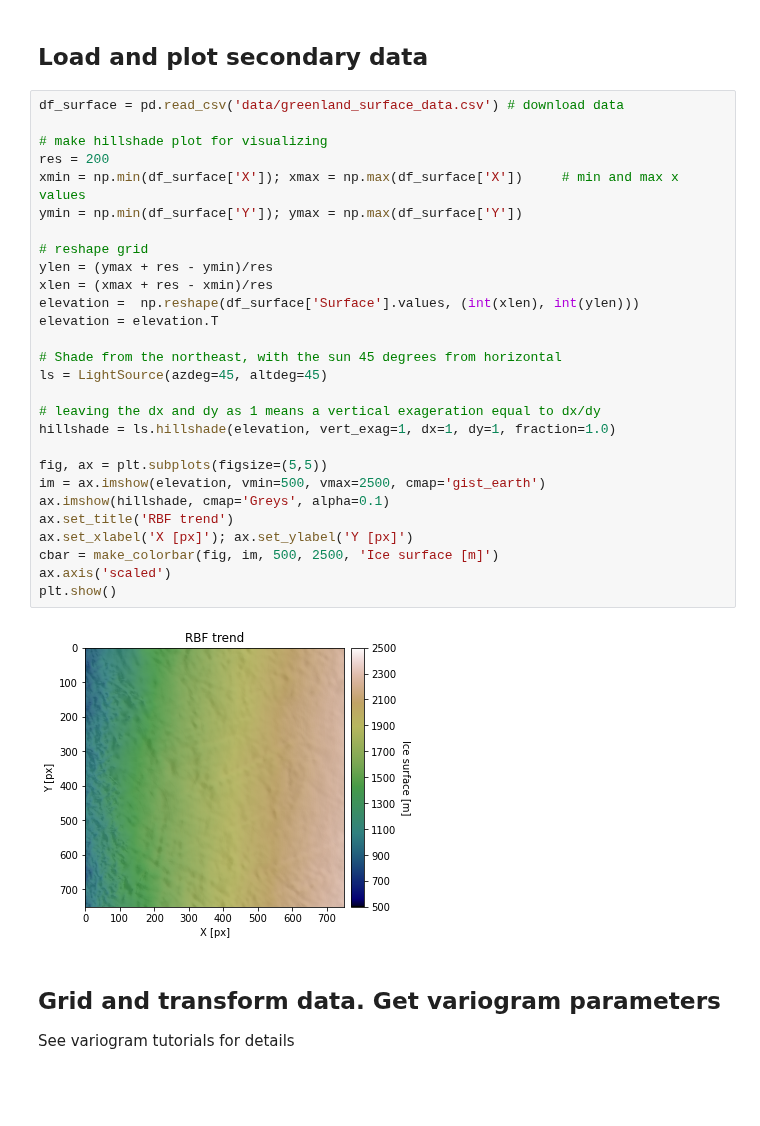
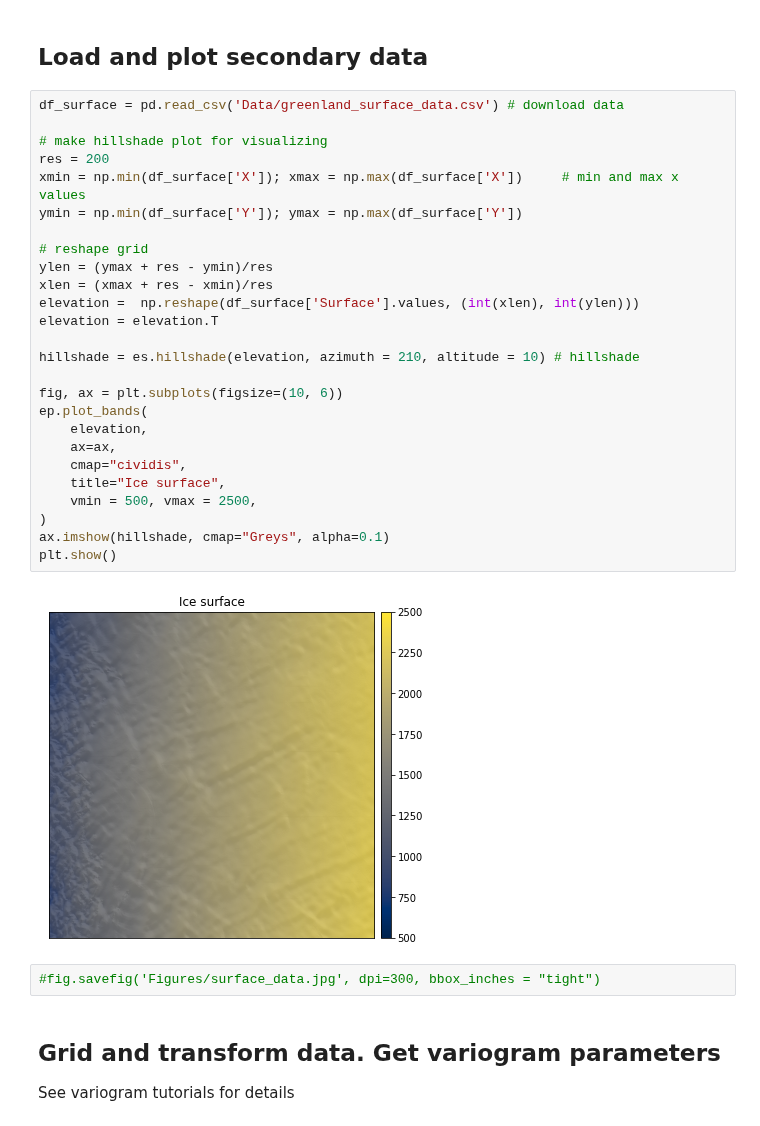
Before and after one commit to GatorGlaciology/gstatsimbook, a Jupyter notebook: _sources/9_cokriging_and_cosimulation_MM1.ipynb, the cells around one changed output. Drawn from its saved outputs; the diff is of its cells as text; blank space fills up the shorter version.

```diff
--- a/_sources/9_cokriging_and_cosimulation_MM1.ipynb
+++ b/_sources/9_cokriging_and_cosimulation_MM1.ipynb
@@ -67,35 +81,35 @@ splot2D(df=df_bed, title='Original bed data')
 # %% [markdown]
 ## Load and plot secondary data
 # %%
-df_surface = pd.read_csv('data/greenland_surface_data.csv') # download data
+df_surface = pd.read_csv('Data/greenland_surface_data.csv') # download data
 
 # make hillshade plot for visualizing
 res = 200
 xmin = np.min(df_surface['X']); xmax = np.max(df_surface['X'])     # min and max x values
 ymin = np.min(df_surface['Y']); ymax = np.max(df_surface['Y'])
 
 # reshape grid
 ylen = (ymax + res - ymin)/res
 xlen = (xmax + res - xmin)/res
 elevation =  np.reshape(df_surface['Surface'].values, (int(xlen), int(ylen)))
 elevation = elevation.T
 
-# Shade from the northeast, with the sun 45 degrees from horizontal
-ls = LightSource(azdeg=45, altdeg=45)
+hillshade = es.hillshade(elevation, azimuth = 210, altitude = 10) # hillshade
 
-# leaving the dx and dy as 1 means a vertical exageration equal to dx/dy
-hillshade = ls.hillshade(elevation, vert_exag=1, dx=1, dy=1, fraction=1.0)
-
-fig, ax = plt.subplots(figsize=(5,5))
-im = ax.imshow(elevation, vmin=500, vmax=2500, cmap='gist_earth')
-ax.imshow(hillshade, cmap='Greys', alpha=0.1)
-ax.set_title('RBF trend')
-ax.set_xlabel('X [px]'); ax.set_ylabel('Y [px]')
-cbar = make_colorbar(fig, im, 500, 2500, 'Ice surface [m]')
-ax.axis('scaled')
+fig, ax = plt.subplots(figsize=(10, 6))
+ep.plot_bands(
+    elevation,
+    ax=ax,
+    cmap="cividis",
+    title="Ice surface",
+    vmin = 500, vmax = 2500,
+)
+ax.imshow(hillshade, cmap="Greys", alpha=0.1)
 plt.show()
 # %% [output]
-[figure, old version]
+[figure, new version]
+# %%
+#fig.savefig('Figures/surface_data.jpg', dpi=300, bbox_inches = "tight")
 # %% [markdown]
 ## Grid and transform data. Get variogram parameters
 
```
Also changed, not shown: parts of 21 cells of this notebook, 19 other files.
